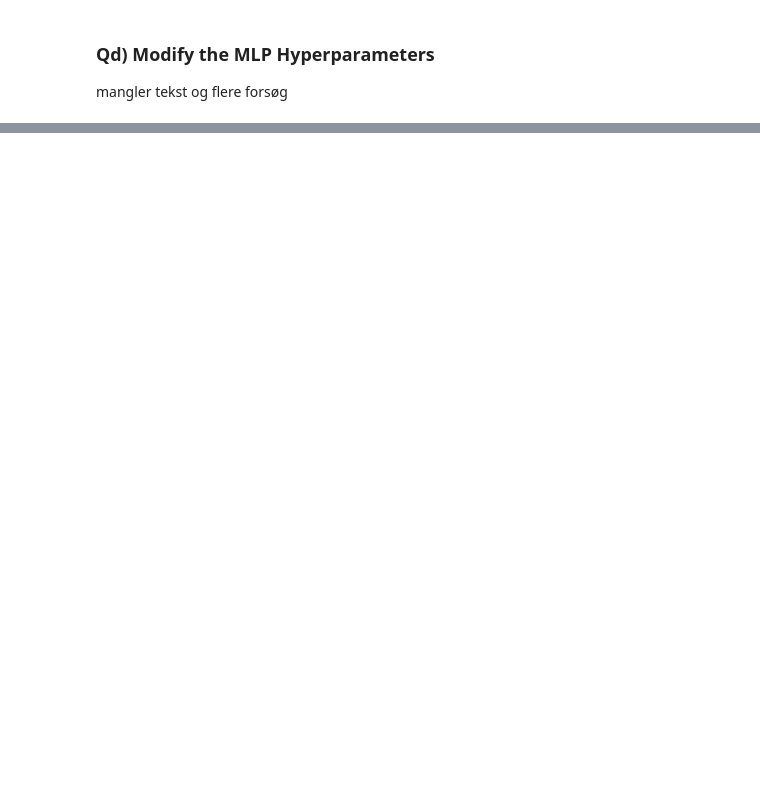
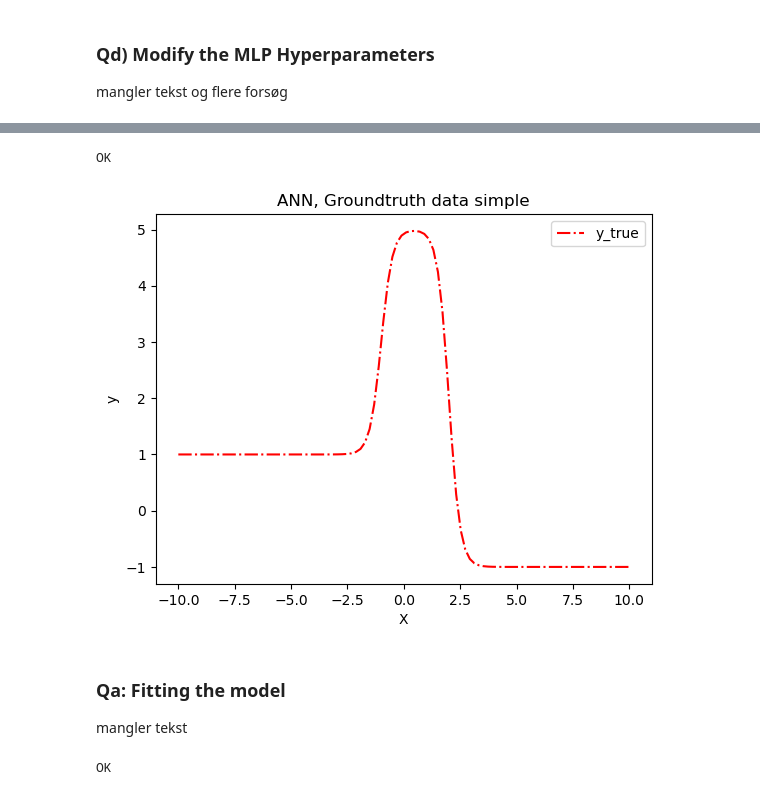
Before and after one commit to kaaecreme/6-Semester, a Jupyter notebook: MAL/02/02 - Samlet dokument.ipynb, the cells around one changed output, grey strips where cells are left out. Drawn from its saved outputs; the diff is of its cells as text; code cells hidden in the pictures; blank space fills up the shorter version.

```diff
--- a/MAL/02/02 - Samlet dokument.ipynb
+++ b/MAL/02/02 - Samlet dokument.ipynb
@@ -436,0 +449,43 @@ lin.reg.score(X, y)=0.73
+# %%
+import matplotlib.pyplot as plt
+import numpy as np
+
+def GenerateSimpleData():
+    X = np.linspace(-10, 10, 100)
+    y = 2*np.tanh(2*X - 12) - 3*np.tanh(2*X - 4)
+    y = 2*np.tanh(2*X + 2)  - 3*np.tanh(2*X - 4)
+    X = X.reshape(-1, 1) # Scikit-algorithms needs matrix in (:,1)-format
+    return X,y
+
+X, y_true = GenerateSimpleData()
+plt.plot(X, y_true, "r-.")
+plt.legend(["y_true"])
+plt.xlabel("X")
+plt.ylabel("y")
+plt.title("ANN, Groundtruth data simple")
+
+print("OK")
+# %% [output]
+OK
+[figure, added]
+# %% [markdown]
+
+### Qa: Fitting the model
+
+mangler tekst
+# %%
+from sklearn.neural_network import MLPRegressor
+
+mlp = MLPRegressor(activation = 'tanh',      # activation function
+                   hidden_layer_sizes = [2], # layes and neurons in layers: one hidden layer with two neurons
+                   alpha = 1e-5,             # regularization parameter
+                   solver = 'lbfgs',         # quasi-Newton solver
+                   max_iter=10000,
+                   verbose = True)
+
+mlp.fit(X, y_true)
+y_pred = mlp.predict(X)
+
+print("OK")
+# %% [output]
+OK
```
Also changed, not shown: parts of 17 cells of this notebook, 1 other file.
